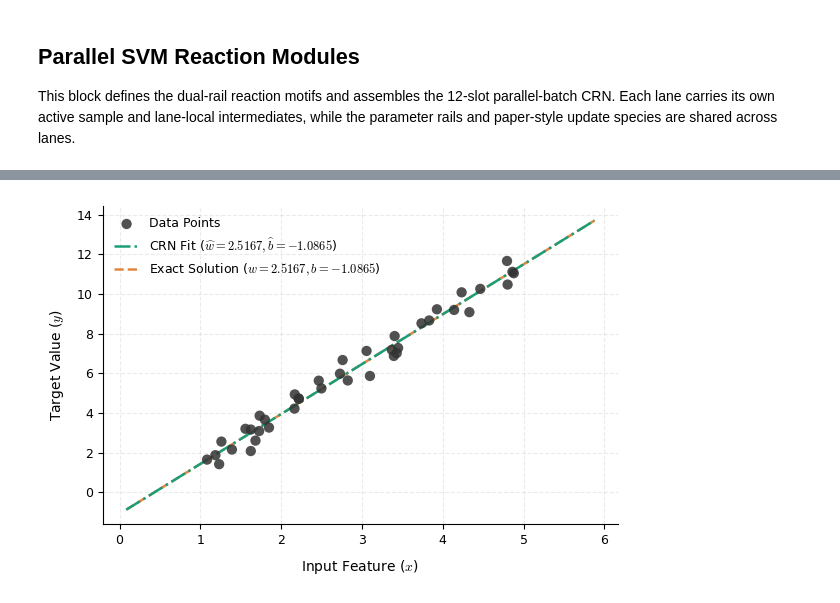
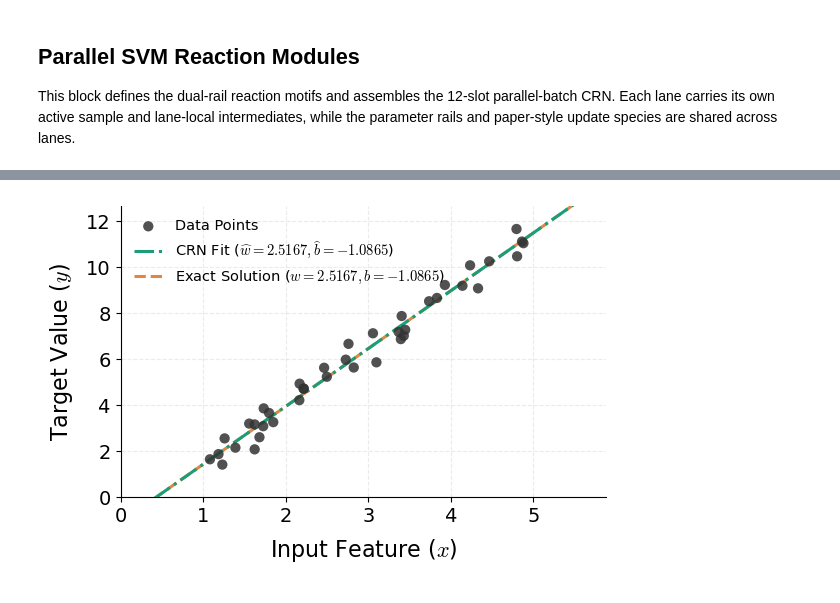
Before and after one commit to AryanK37/crn-linreg-interp, a Jupyter notebook: Notebooks/univariate_regression.ipynb, the cells around one changed output, grey strips where cells are left out. Drawn from its saved outputs; the diff is of its cells as text; code cells hidden in the pictures.

Commit message:
fixed typos and updated plots

```diff
--- a/Notebooks/univariate_regression.ipynb
+++ b/Notebooks/univariate_regression.ipynb
@@ -775,20 +776,35 @@ Computed Slope (CRN)  : 2.5167  (Wp: 2.5167, Wn: 0.0000)
 Expected Intercept (Math): -1.0865
 Computed Intercept (CRN) : -1.0865  (Bp: 6.0234, Bn: 7.1099)
 # %%
+# plt.rcParams.update({
+#     "font.family": "sans-serif",
+#     "font.sans-serif": ["DejaVu Sans", "Arial"],
+#     "mathtext.fontset": "cm",
+#     'font.size': 10,
+#     'axes.labelsize': 10,
+#     'axes.titlesize': 11,
+#     'legend.fontsize': 9,
+#     'xtick.labelsize': 9,
+#     'ytick.labelsize': 9,
+#     'lines.linewidth': 1.8
+# })
 plt.rcParams.update({
     "font.family": "sans-serif",
     "font.sans-serif": ["DejaVu Sans", "Arial"],
     "mathtext.fontset": "cm",
-    'font.size': 10,
-    'axes.labelsize': 10,
-    'axes.titlesize': 11,
-    'legend.fontsize': 9,
-    'xtick.labelsize': 9,
-    'ytick.labelsize': 9,
-    'lines.linewidth': 1.8
+    'font.size': 14,
+    'axes.labelsize': 16,
+    'axes.titlesize': 16,
+    'legend.fontsize': 10.5,
+    'xtick.labelsize': 14,
+    'ytick.labelsize': 14,
+    'lines.linewidth': 2.2
 })
 
 fig, ax = plt.subplots(figsize=(6, 4))
+
+ax.set_ylim(top=max(y_data) + 1)
+ax.set_xlim(right=max(x_data) + 1)
 
 ax.scatter(x_data, y_data, color='#333333', edgecolor='none', s=55,
            alpha=0.85, label='Data Points', zorder=5)
@@ -796,31 +812,33 @@ ax.scatter(x_data, y_data, color='#333333', edgecolor='none', s=55,
 x_vals = np.linspace(min(x_data)-1, max(x_data)+1, 100)
 
 ax.plot(x_vals, computed_w * x_vals + computed_b, linestyle='-.', color='#1b9e77',
         label=fr'CRN Fit ($\widehat{{w}}={computed_w:.4f}, \widehat{{b}}={computed_b:.4f}$)', zorder=4)
 ax.plot(x_vals, slope * x_vals + intercept, linestyle='--', color='#d95f02',
         alpha=0.75, label=fr'Exact Solution ($w={slope:.4f}, b={intercept:.4f}$)', zorder=3)
 
 ax.set_xlabel(r"Input Feature ($x$)", labelpad=8)
 ax.set_ylabel(r"Target Value ($y$)", labelpad=8)
 
 ax.spines['top'].set_visible(False)
 ax.spines['right'].set_visible(False)
 ax.grid(True, alpha=0.25, linestyle='--')
 
 ax.legend(loc='upper left', frameon=False)
+# ax.legend(loc='lower right', frameon=False)
 
 plt.tight_layout()
+os.makedirs("../plots", exist_ok=True)
 
 plt.savefig(
     "../plots/regression_fit.pdf",
     format="pdf",
     bbox_inches="tight",
     pad_inches=0.02,
     dpi=600
 )
 
 # plt.savefig("regression_fit.png", format="png", bbox_inches="tight", dpi=600)
 
 plt.show()
 # %% [output]
-[figure, old version]
+[figure, new version]
```
Also changed, not shown: parts of 2 cells of this notebook, 12 other files.
